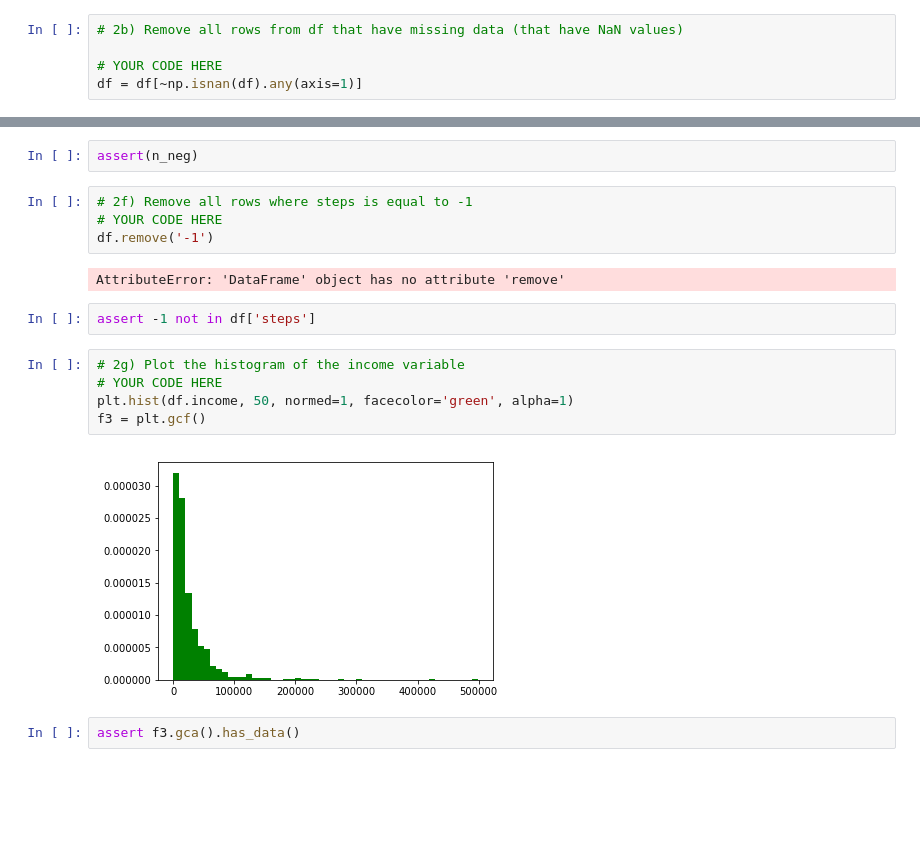
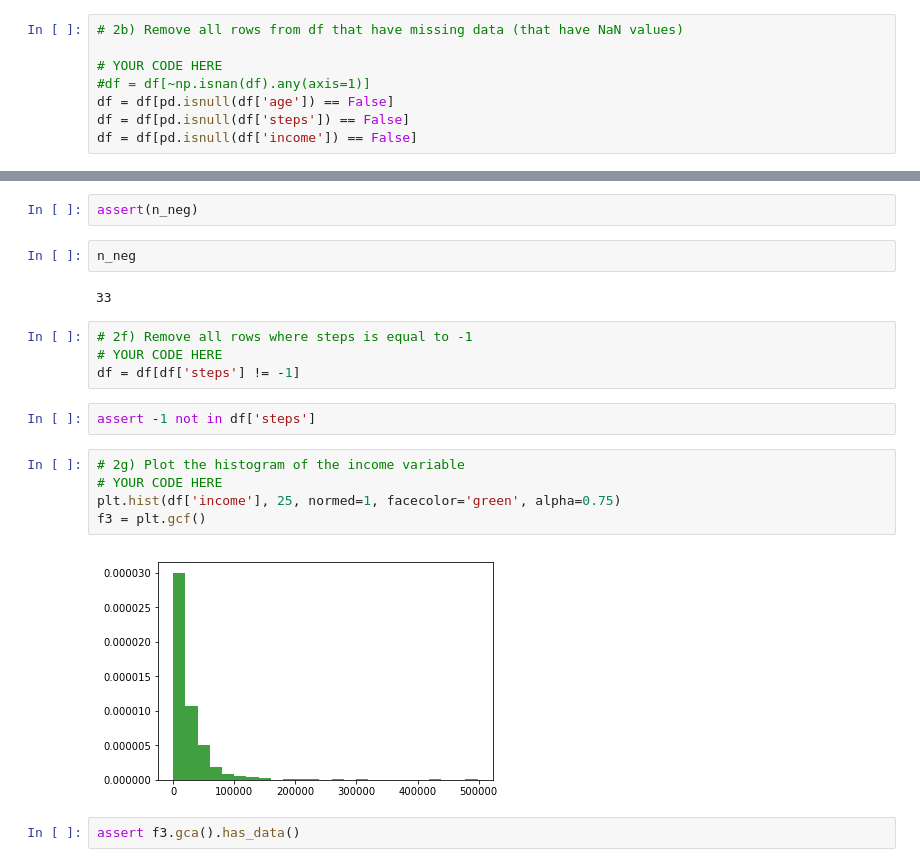
Before and after one commit to Atl043/COGS108_Repo, a Jupyter notebook: Assignments/A2/A2_A12818225.ipynb, the cells around one changed output, grey strips where cells are left out. Cells and saved outputs as stored; diff of their text form; blank space fills up the shorter version.

```diff
--- a/Assignments/A2/A2_A12818225.ipynb
+++ b/Assignments/A2/A2_A12818225.ipynb
@@ -68,6 +68,9 @@ assert(n_nan)
 # 2b) Remove all rows from df that have missing data (that have NaN values)
 
 # YOUR CODE HERE
-df = df[~np.isnan(df).any(axis=1)]
+#df = df[~np.isnan(df).any(axis=1)]
+df = df[pd.isnull(df['age']) == False]
+df = df[pd.isnull(df['steps']) == False]
+df = df[pd.isnull(df['income']) == False]
 # %%
 assert(sum(np.isnan(df['income'])) == 0)
@@ -111,21 +126,23 @@ There are a lot of 0 steps that will skew our data, other than that is is close
 n_neg = np.count_nonzero(df['steps'] == -1)
 # %%
 assert(n_neg)
+# %%
+n_neg
+# %% [output]
+33
 # %%
 # 2f) Remove all rows where steps is equal to -1
 # YOUR CODE HERE
-df.remove('-1')
+df = df[df['steps'] != -1]
-# %% [output]
-AttributeError: 'DataFrame' object has no attribute 'remove'
 # %%
 assert -1 not in df['steps']
 # %%
 # 2g) Plot the histogram of the income variable
 # YOUR CODE HERE
-plt.hist(df.income, 50, normed=1, facecolor='green', alpha=1)
+plt.hist(df['income'], 25, normed=1, facecolor='green', alpha=0.75)
 f3 = plt.gcf()
 # %% [output]
-[figure, old version]
+[figure, new version]
 # %%
 assert f3.gca().has_data()
 # %% [markdown]
```
Also changed, not shown: parts of 23 cells of this notebook.
